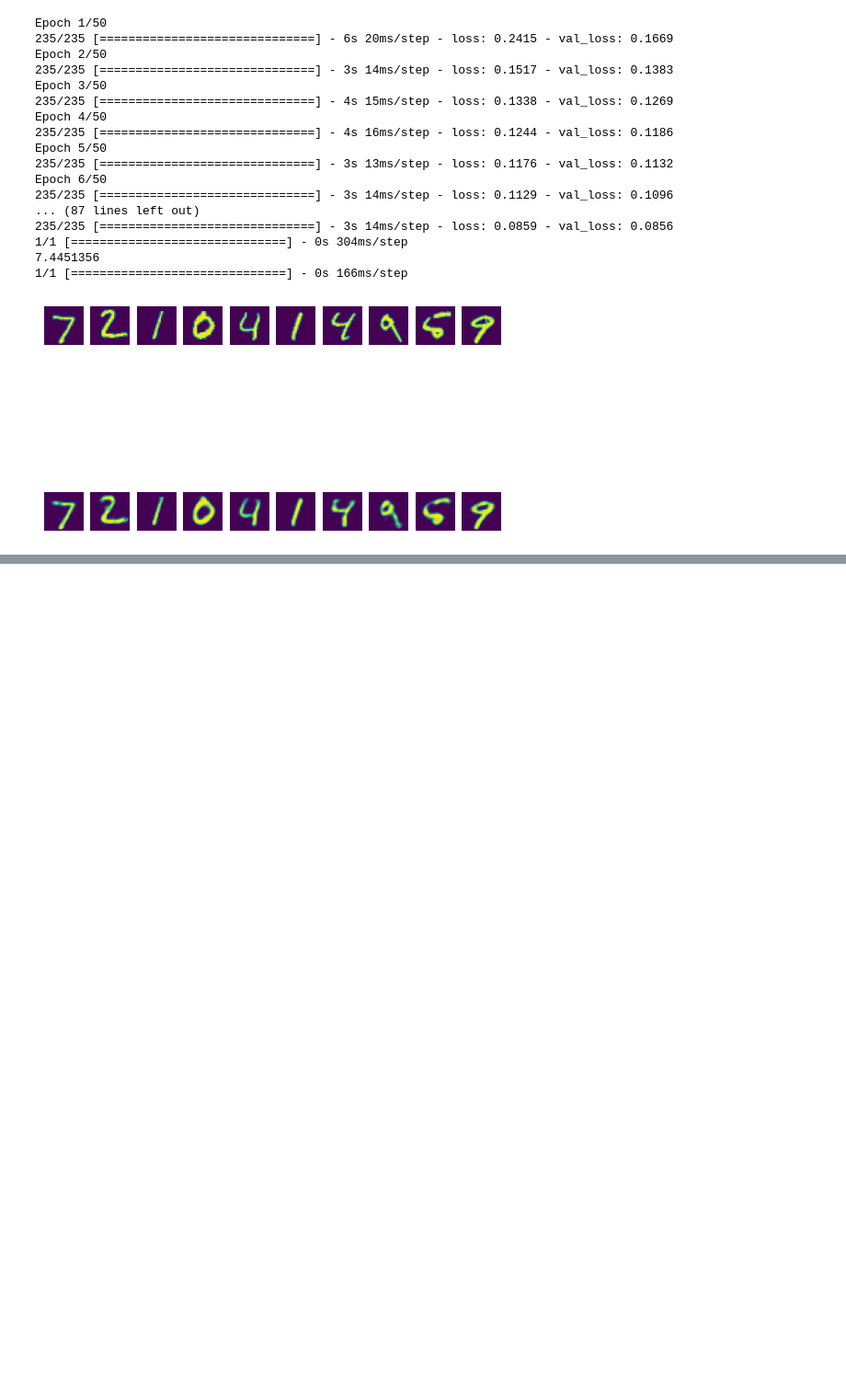
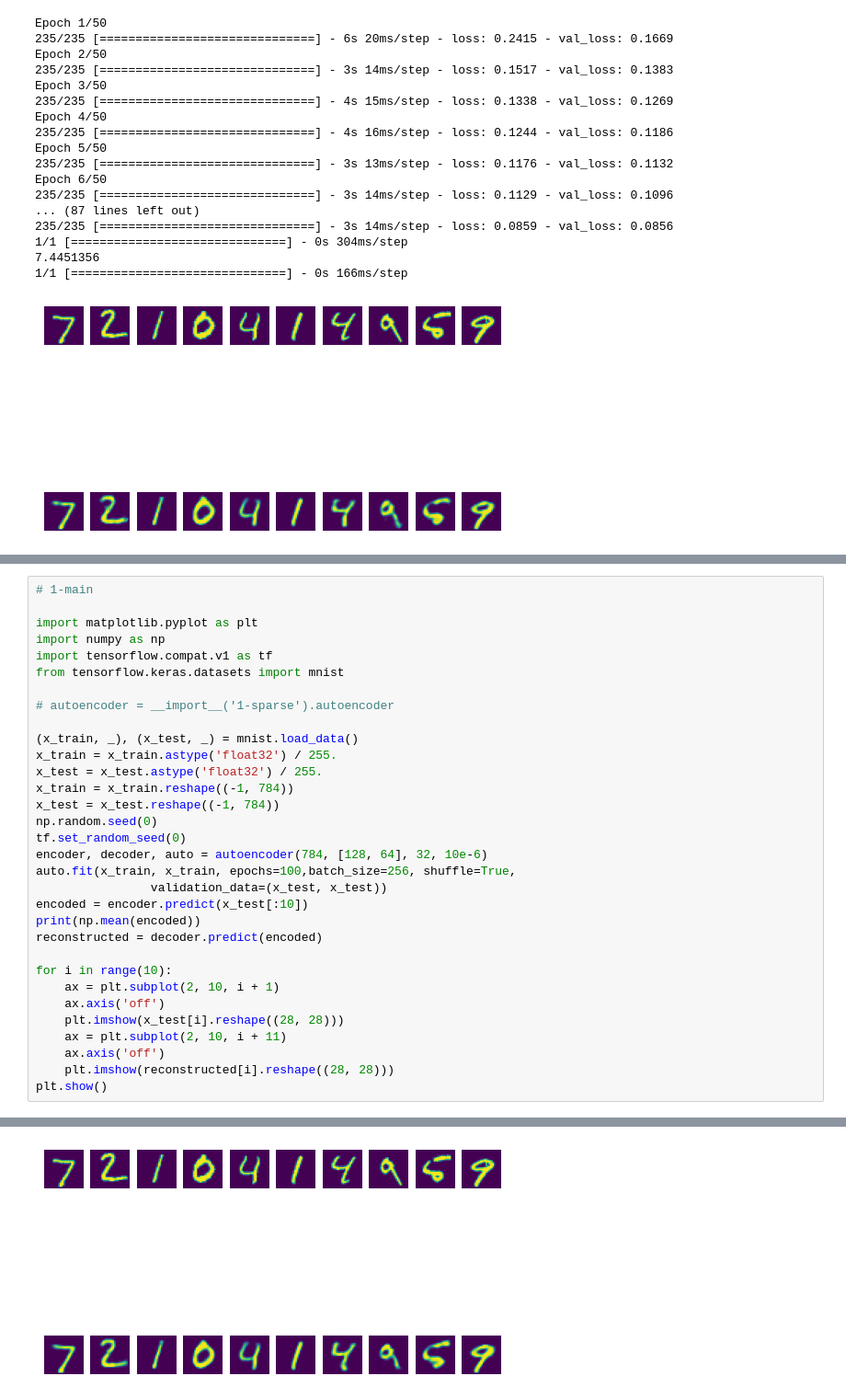
Before and after one commit to bsbanotto/holbertonschool-machine_learning, a Jupyter notebook: unsupervised_learning/autoencoders/autoencoders.ipynb, the cells around one changed output, grey strips where cells are left out. Shown: that part at 92% size. Saved outputs shown, nothing was run; the diff lists cells and outputs as text; blank space fills up the shorter version.

Commit message:
Added sparse encoder for task 1

```diff
--- a/unsupervised_learning/autoencoders/autoencoders.ipynb
+++ b/unsupervised_learning/autoencoders/autoencoders.ipynb
@@ -110,0 +168,33 @@ Epoch 6/50
+# %%
+# 1-main
+
+import matplotlib.pyplot as plt
+import numpy as np
+import tensorflow.compat.v1 as tf
+from tensorflow.keras.datasets import mnist
+
+# autoencoder = __import__('1-sparse').autoencoder
+
+(x_train, _), (x_test, _) = mnist.load_data()
+x_train = x_train.astype('float32') / 255.
+x_test = x_test.astype('float32') / 255.
+x_train = x_train.reshape((-1, 784))
+x_test = x_test.reshape((-1, 784))
+np.random.seed(0)
+tf.set_random_seed(0)
+encoder, decoder, auto = autoencoder(784, [128, 64], 32, 10e-6)
+auto.fit(x_train, x_train, epochs=100,batch_size=256, shuffle=True,
+                validation_data=(x_test, x_test))
+encoded = encoder.predict(x_test[:10])
+print(np.mean(encoded))
+reconstructed = decoder.predict(encoded)
+
+for i in range(10):
+    ax = plt.subplot(2, 10, i + 1)
+    ax.axis('off')
+    plt.imshow(x_test[i].reshape((28, 28)))
+    ax = plt.subplot(2, 10, i + 11)
+    ax.axis('off')
+    plt.imshow(reconstructed[i].reshape((28, 28)))
+plt.show()
+# %% [output]
@@ -110,0 +223 @@ Epoch 6/50
+[figure, added]
```
Also changed, not shown: parts of 3 cells of this notebook, 1 other file.
